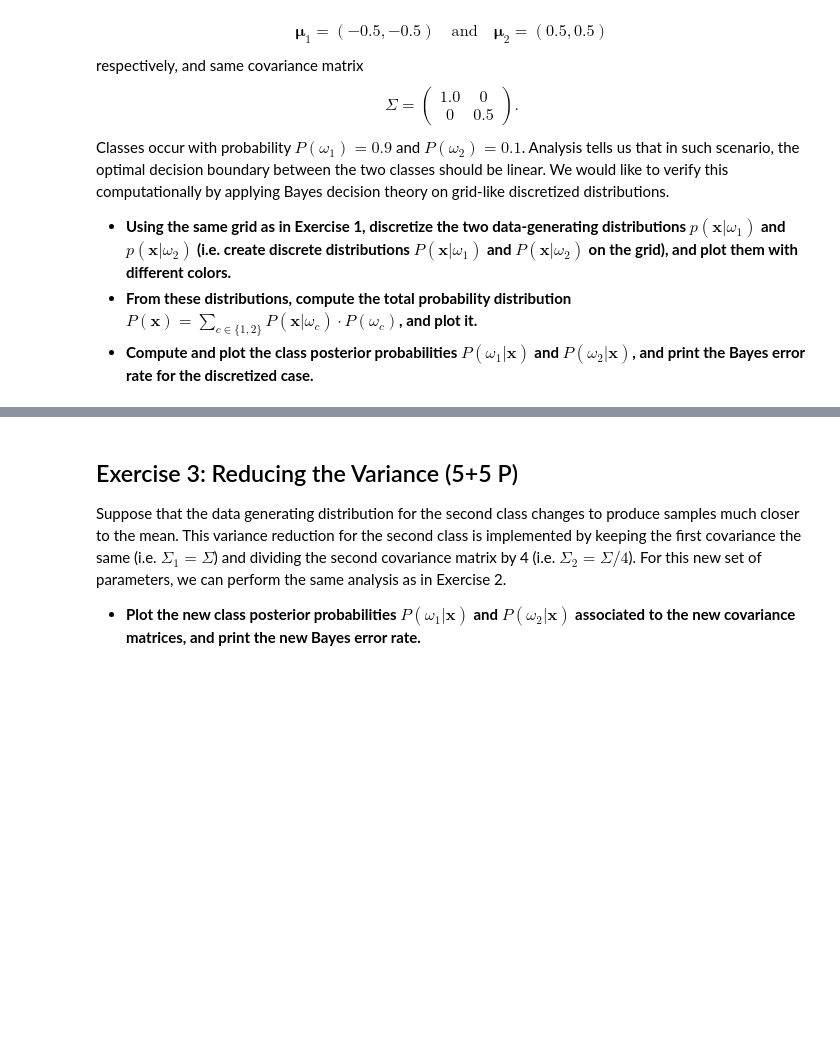
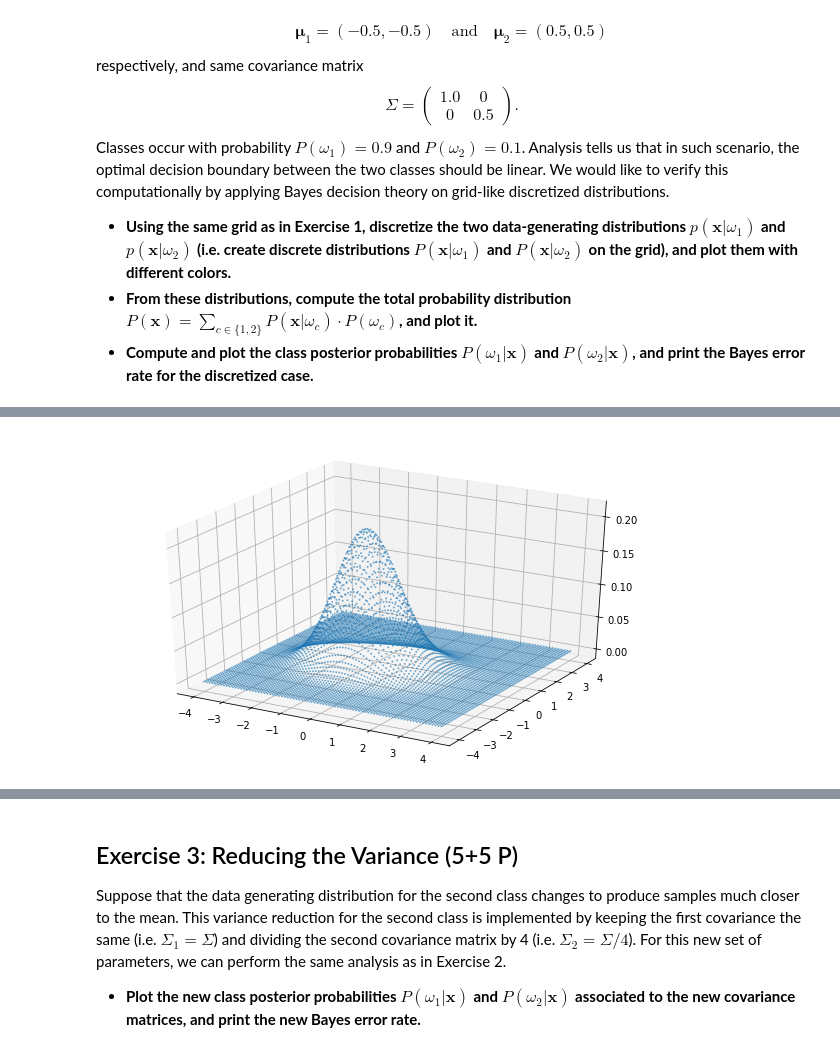
Before and after one commit to ro-pardo/machine-learning-1, a Jupyter notebook: exercise-1/sheet01.ipynb, the cells around one changed output, grey strips where cells are left out. Saved outputs shown, nothing was run; the diff lists cells and outputs as text; code cells hidden in the pictures; blank space fills up the shorter version.

```diff
--- a/exercise-1/sheet01.ipynb
+++ b/exercise-1/sheet01.ipynb
@@ -167,0 +199,15 @@ solutions.s2c()
+# %%
+def P_x(X, Y, size=2):
+    sumatoria = np.zeros(X.shape)
+    for j in range(0, size):
+        sumatoria = sumatoria + P_x_Wj(X, Y, j)*P_w[j]
+    return sumatoria
+# %%
+X, Y = mesh()
+
+p_x = P_x(X, Y)
+
+
+plot(X, Y, p_x)
+# %% [output]
+[figure, added]
```
Also changed, not shown: parts of 13 cells of this notebook.
